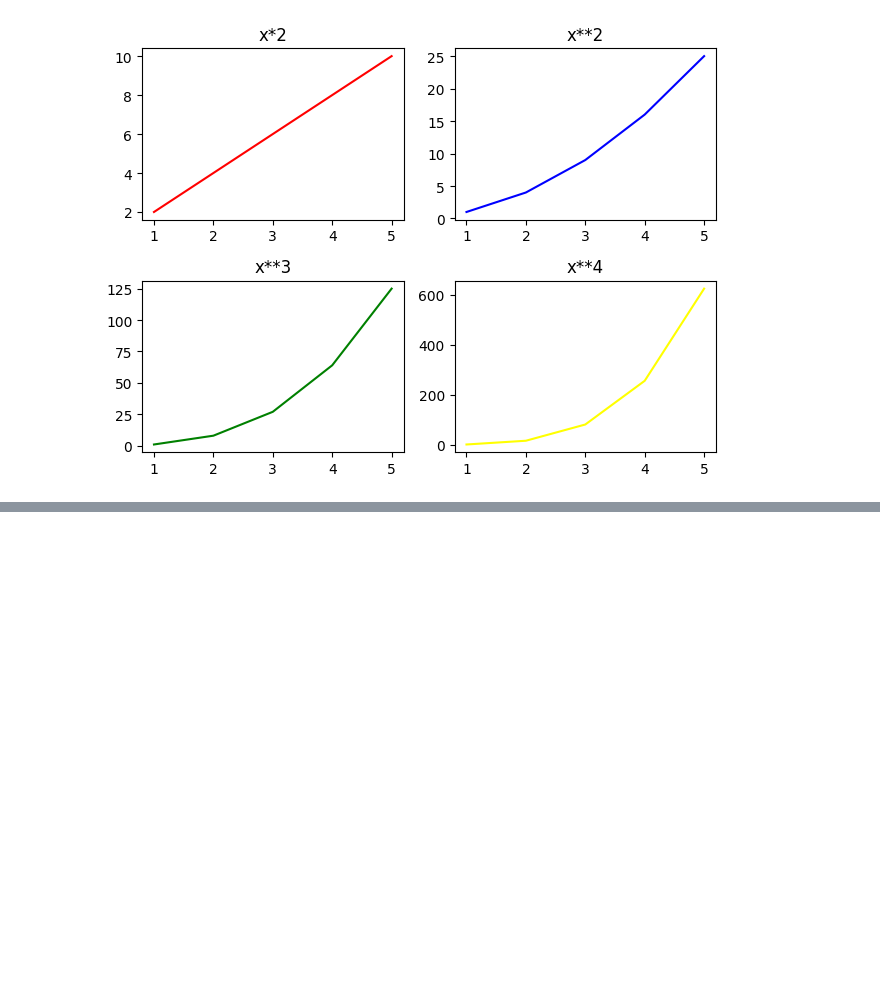
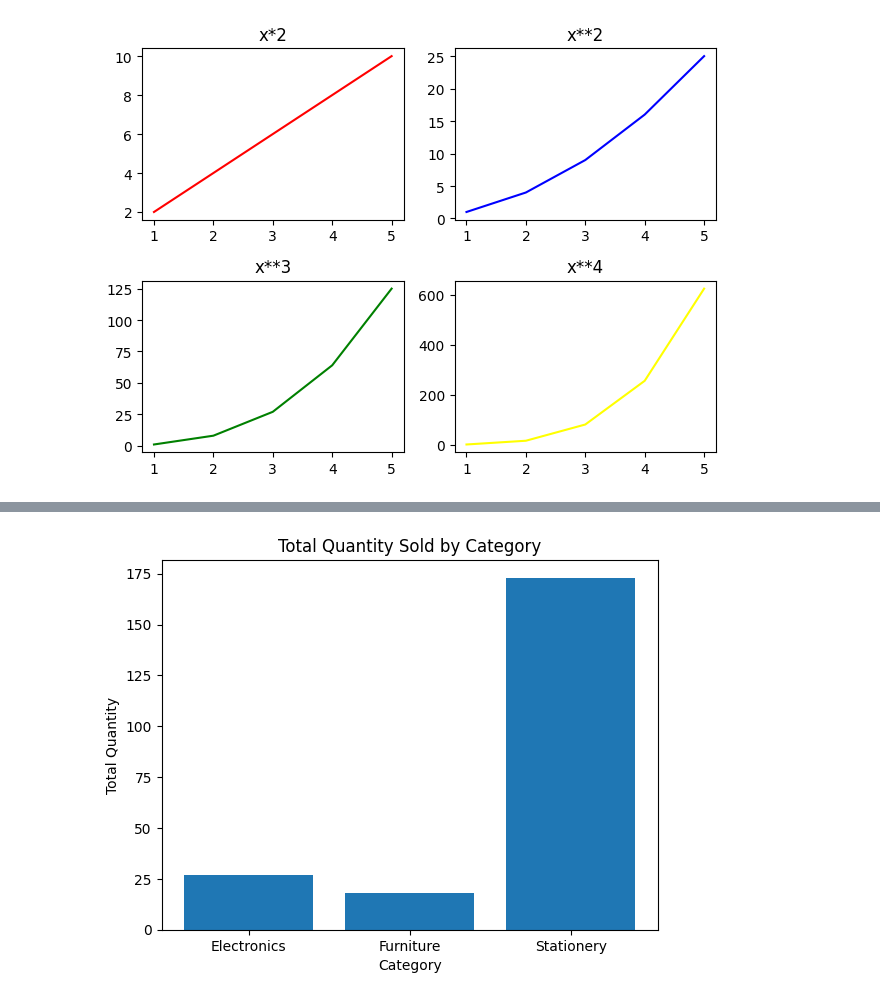
Before and after one commit to Subinkvs/Matplolib_Simplified, a Jupyter notebook: Juypter_matplotlib.ipynb, the cells around one changed output, grey strips where cells are left out. Saved outputs shown, nothing was run; the diff lists cells and outputs as text; code cells hidden in the pictures; blank space fills up the shorter version.

```diff
--- a/Juypter_matplotlib.ipynb
+++ b/Juypter_matplotlib.ipynb
@@ -147,0 +195,11 @@ plt.show()
+# %%
+# ---------- (2) Bar Chart ----------
+plt.bar(category_quantity.index, category_quantity.values)
+
+plt.title('Total Quantity Sold by Category')
+plt.xlabel('Category')
+plt.ylabel('Total Quantity')
+
+plt.show()
+# %% [output]
+[figure, added]
```
Also changed, not shown: parts of 3 cells of this notebook, 1 other file.
